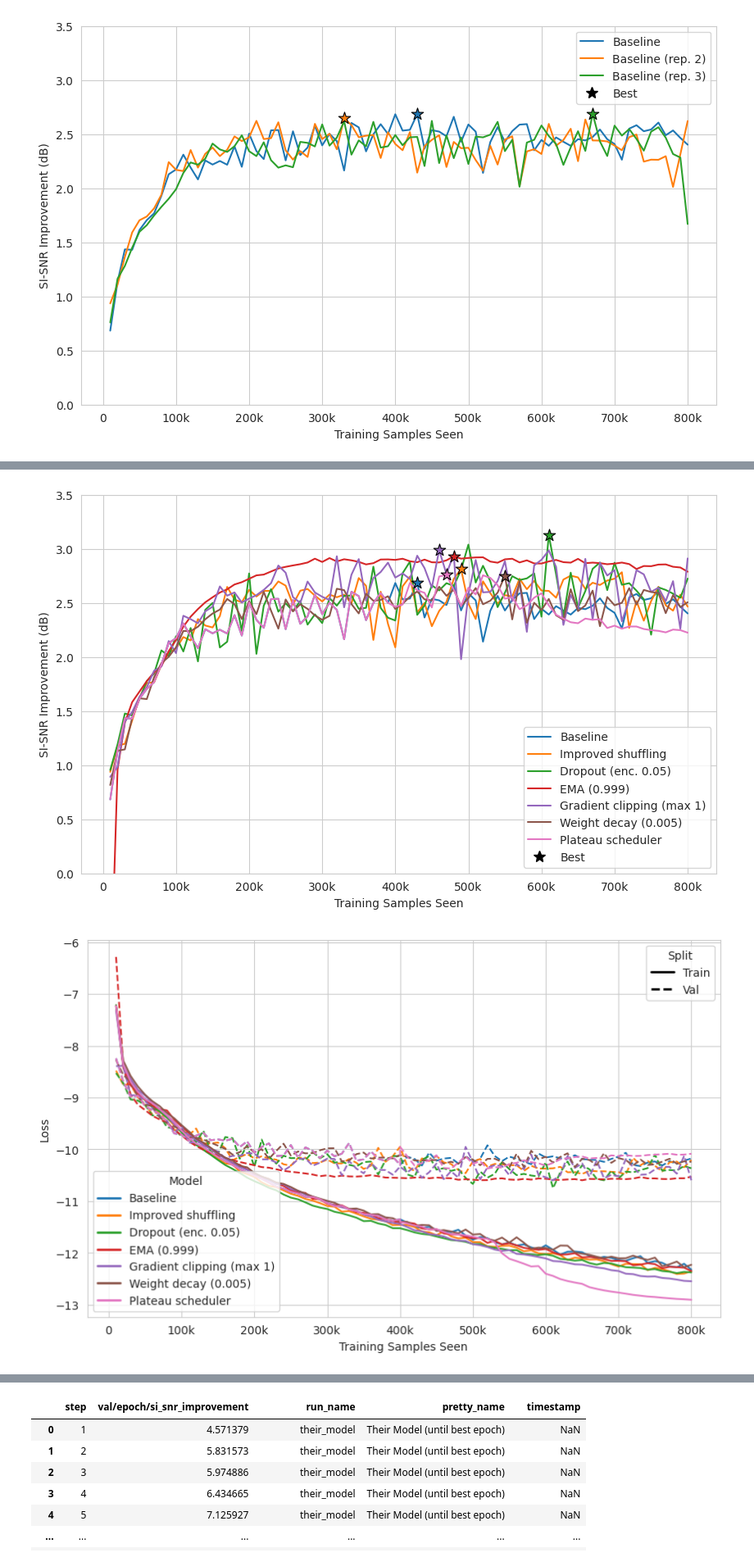
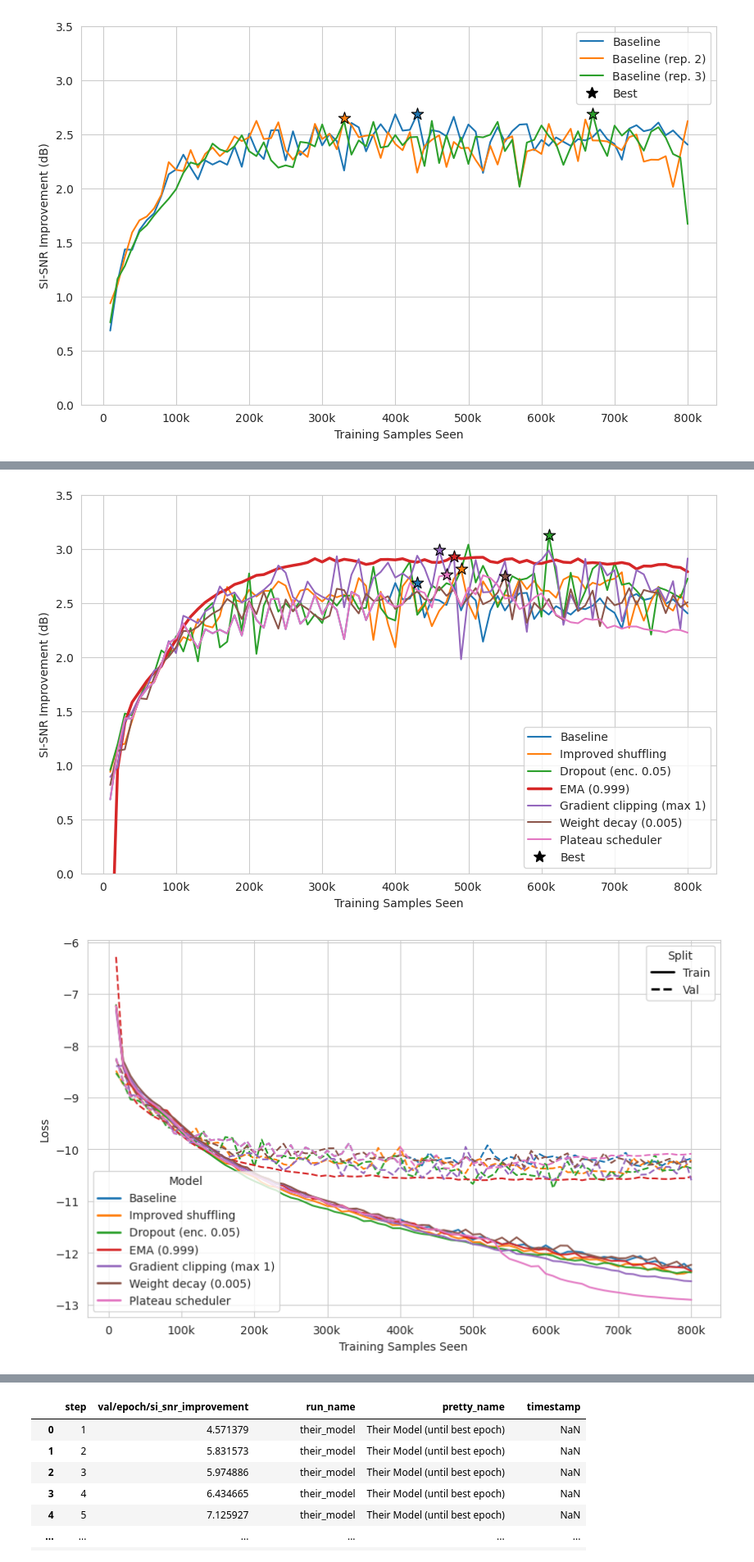
Before and after one commit to LukasFT/misophonia, a Jupyter notebook: notebooks/analysis/loss_graphs.ipynb, the cells around one changed output, grey strips where cells are left out. Shown at 82% size. Drawn from its saved outputs; the diff is of its cells as text; code cells hidden in the pictures.

Commit message:
Add graphs

```diff
--- a/notebooks/analysis/loss_graphs.ipynb
+++ b/notebooks/analysis/loss_graphs.ipynb
@@ -182,11 +189,14 @@ def plot_metric(
     metric_name: str = "Metric",
     title: str | None = None,
     std_label: str = "Std Dev",
+    ema_col: str | None = None,
     std_col: str | Iterable[str] | None = None,
     save_to: Path | None = None,
     y_range: tuple[float, float] | None = None,
     x_range: tuple[float, float] | None = None,
     include_best_star: Literal["low", "high", False] = "high",
+    run_index: dict[str, dict] = RUN_INDEX,
+    custom_lineplot_styles: dict[str, str] = {},
 ) -> None:
     sns.set_style("whitegrid")
     plt.figure(figsize=(10, 6))
@@ -195,21 +205,40 @@ def plot_metric(
         # make step = number of training samples seens (using run_index.train_size_per_epoch)
         # Get first pretty name of group
         pretty_name = group["pretty_name"].iloc[0]
-        train_size = RUN_INDEX.get(run_name, {}).get("train_size", 10_000)
-        train_size_per_epoch = RUN_INDEX.get(run_name, {}).get("train_size_per_epoch", train_size)
+        train_size = run_index.get(run_name, {}).get("train_size", 10_000)
+        train_size_per_epoch = run_index.get(run_name, {}).get("train_size_per_epoch", train_size)
         group["train_samples_seen"] = group["step"] * train_size_per_epoch
 
         # group = group.copy().sort_values("train_samples_seen")
 
-        line = sns.lineplot(data=group, x="train_samples_seen", y=mean_col, label=pretty_name)
+
+        line = sns.lineplot(
+            data=group,
+            x="train_samples_seen",
+            y=mean_col,
+            label=pretty_name,
+            linestyle=("-" if ema_col is None else "--"),
+            **(custom_lineplot_styles.get(run_name) or {}),
+        )
 
         model_color = line.lines[-1].get_color()
 
+        if ema_col is not None:
+            sns.lineplot(
+                data=group,
+                x="train_samples_seen",
+                y=ema_col,
+                label=f"{pretty_name} (EMA)",
+                color=model_color,
+                linestyle="-",
+            )
+
         if include_best_star:
+            best_star_col = ema_col if ema_col is not None else mean_col
             if include_best_star == "high":
-                best_idx = group[mean_col].idxmax()
+                best_idx = group[best_star_col].idxmax()
             elif include_best_star == "low":
-                best_idx = group[mean_col].idxmin()
+                best_idx = group[best_star_col].idxmin()
             else:
                 raise ValueError("include_best_star must be one of: False, 'low', 'high'")
 
@@ -217,7 +246,7 @@ def plot_metric(
 
             plt.scatter(
                 best_row["train_samples_seen"],
-                best_row[mean_col],
+                best_row[best_star_col],
                 marker="*",
                 s=120,
                 color=model_color,
@@ -418,34 +447,39 @@ def _make_optim_graph():
     )
 
     enc_dropout_data = get_mlflow_metric_history(
         "model-dropout-enc-0.05", ("val/epoch/si_snr_improvement", "val/epoch/loss", "train/epoch/loss")
     )
 
     data = pd.concat(
         [baseline_data, ema_data, plateau_data, bettershuffle_data, wd_data, gradclip_1_data, enc_dropout_data],
         ignore_index=True,
     )
 
     plot_metric(
         data,
         "val/epoch/si_snr_improvement",
         metric_name="SI-SNR Improvement (dB)",
         save_to=figs_dir / "optim_effect_si_snri.pdf",
         y_range=GLOBAL_SI_SNR_RANGE,
+        custom_lineplot_styles={
+            "model-ema-0.999-ema": {
+                "linewidth": 2.5,
+            },
+        }
     )
 
     val_vs_train_loss(
         data,
         val_col="val/epoch/loss",
         train_col="train/epoch/loss",
         metric_name="Loss",
         save_to=figs_dir / "optim_effect_loss.pdf",
     )
 
 
 _make_optim_graph()
 # %% [output]
-[figure, old version]
+[figure, new version]
 [figure]
 # %%
 plot_metric(
```
Also changed, not shown: parts of 11 cells of this notebook, 2 other files.
